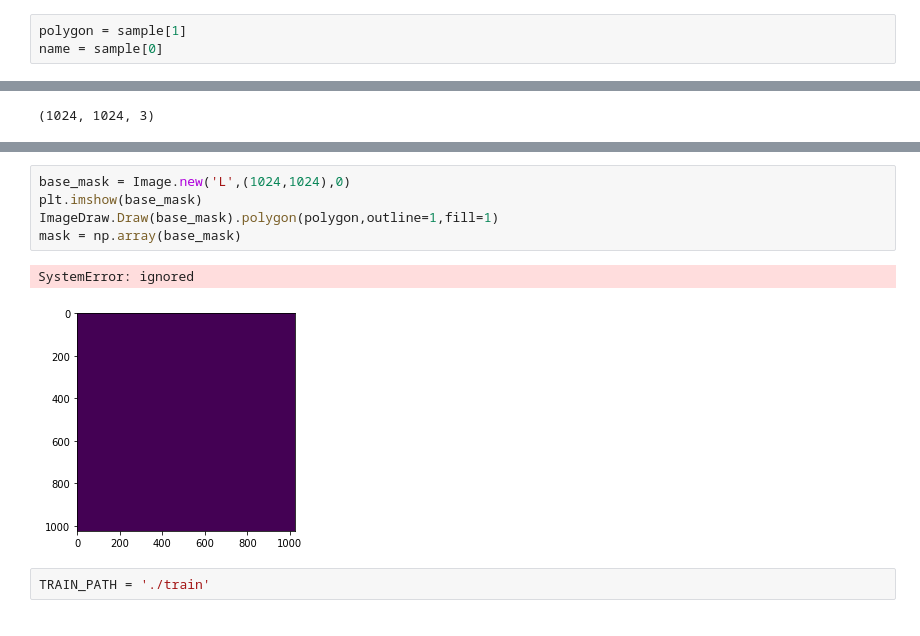
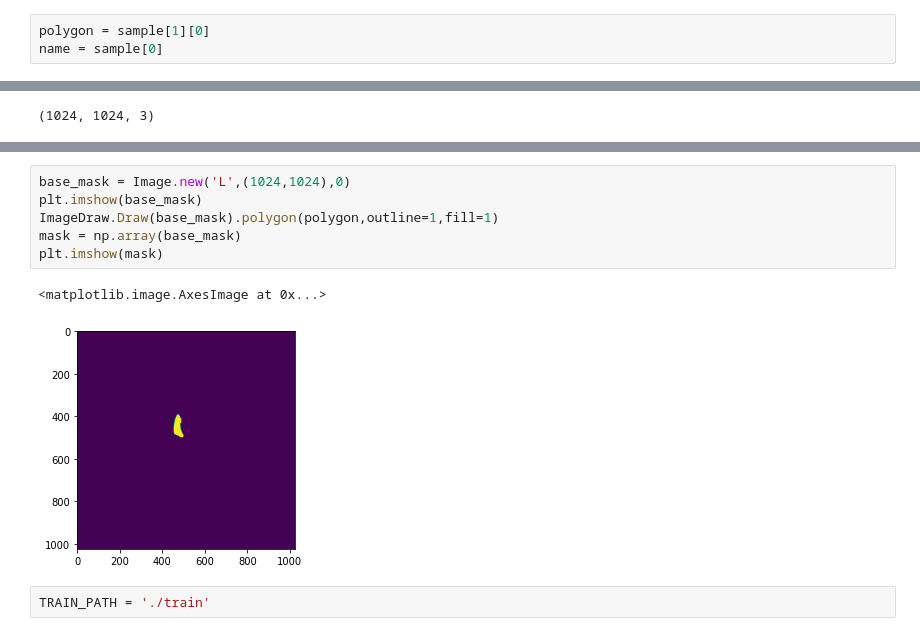
Before and after one commit to realBagher/image-segmentation-using-unet, a Jupyter notebook: model-v1/Image_segmentation_using_Unet.ipynb, the cells around one changed output, grey strips where cells are left out. Cells and saved outputs as stored; diff of their text form.

Commit message:
image masking returns inconclusive results

```diff
--- a/model-v1/Image_segmentation_using_Unet.ipynb
+++ b/model-v1/Image_segmentation_using_Unet.ipynb
@@ -242,5 +249,5 @@ len(set(test))
 # %%
 sample = map_name_segmentations[0]
 # %%
-polygon = sample[1]
+polygon = sample[1][0]
 name = sample[0]
@@ -266,11 +302,12 @@ def new_format(coordinates):
 # %%
 base_mask = Image.new('L',(1024,1024),0)
 plt.imshow(base_mask)
 ImageDraw.Draw(base_mask).polygon(polygon,outline=1,fill=1)
 mask = np.array(base_mask)
+plt.imshow(mask)
 # %% [output]
-SystemError: ignored
+<matplotlib.image.AxesImage at 0x...>
-[figure, old version]
+[figure, new version]
 # %%
 TRAIN_PATH = './train'
 # %%
```
Also changed, not shown: parts of 12 cells of this notebook.
